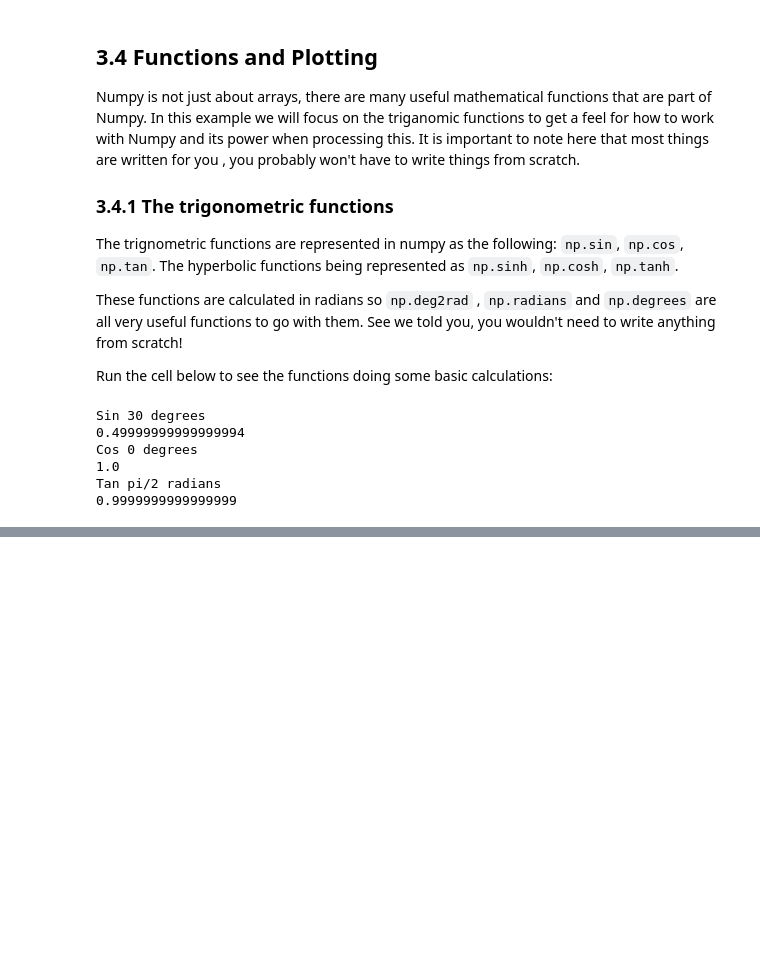
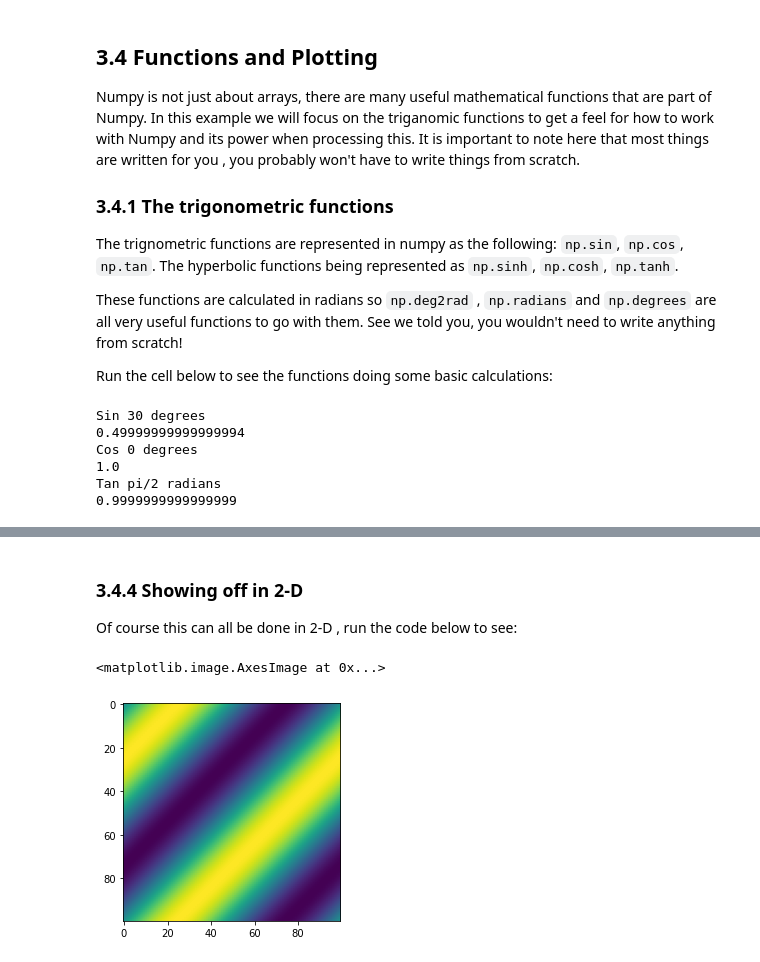
Before and after one commit to rosalindfranklininstitute/phd-training-2022, a Jupyter notebook: session_2/Introduction_to_numpy.ipynb, the cells around one changed output, grey strips where cells are left out. Saved outputs shown, nothing was run; the diff lists cells and outputs as text; code cells hidden in the pictures; blank space fills up the shorter version.

```diff
--- a/session_2/Introduction_to_numpy.ipynb
+++ b/session_2/Introduction_to_numpy.ipynb
@@ -255,0 +284,13 @@ Tan pi/2 radians
+# %% [markdown]
+### 3.4.4 Showing off in 2-D
+
+Of course this can all be done in 2-D , run the code below to see:
+# %%
+theta = np.linspace(0, 2*np.pi, 100)
+X, Y = np.meshgrid(theta,theta)
+
+P = np.sin(X+Y)
+plt.imshow(P)
+# %% [output]
+<matplotlib.image.AxesImage at 0x...>
+[figure, added]
```
Also changed, not shown: parts of 11 cells of this notebook.
